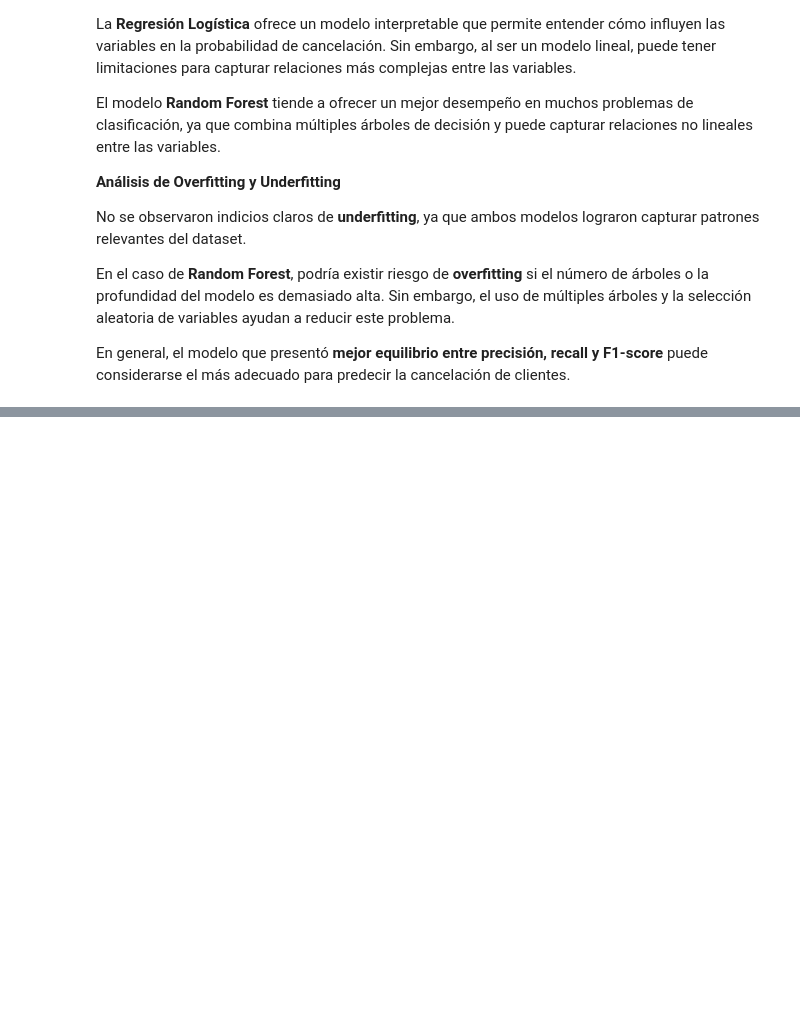
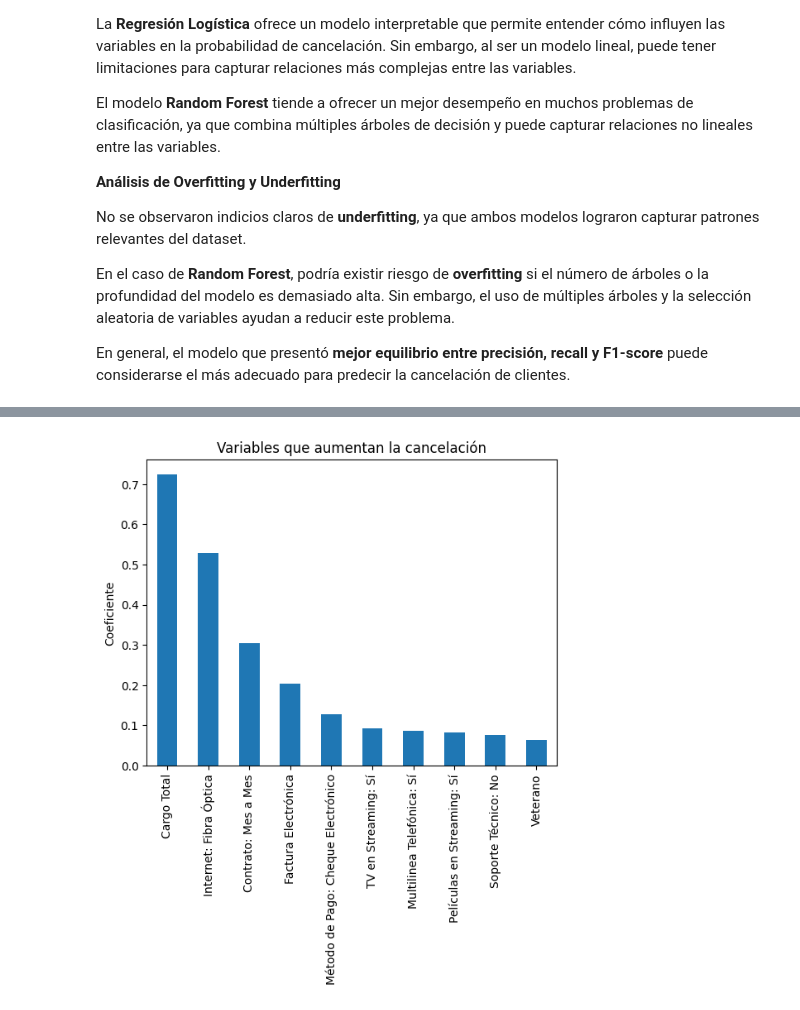
Before and after one commit to angelaoica-dev/challenge-TelecomX-2, a Jupyter notebook: TelecomX_2Latam.ipynb, the cells around one changed output, grey strips where cells are left out. Cells and saved outputs as stored; diff of their text form; code cells hidden in the pictures; blank space fills up the shorter version.

```diff
--- a/TelecomX_2Latam.ipynb
+++ b/TelecomX_2Latam.ipynb
@@ -677,0 +682,7 @@ En general, el modelo que presentó **mejor equilibrio entre precisión, recall
+# %%
+coeficientes = pd.Series(
+    modelo_logistico.coef_[0],
+    index=X_train.columns
+).sort_values(ascending=False)
+
+coeficientes.head(10)
@@ -677,0 +717,8 @@ En general, el modelo que presentó **mejor equilibrio entre precisión, recall
+# %%
+coeficientes.head(10).plot(kind='bar')
+
+plt.title("Variables que aumentan la cancelación")
+plt.ylabel("Coeficiente")
+plt.show()
+# %% [output]
+[figure, added]
```
Also changed, not shown: parts of 9 cells of this notebook.
